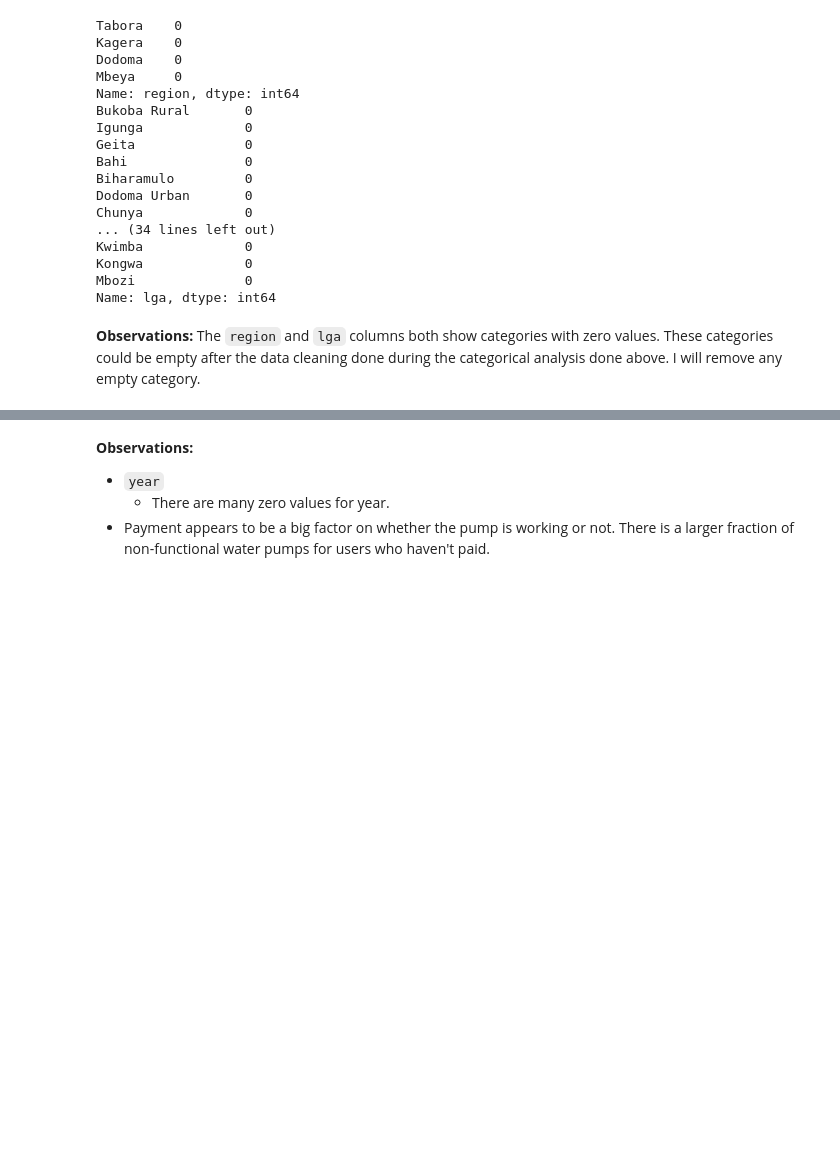
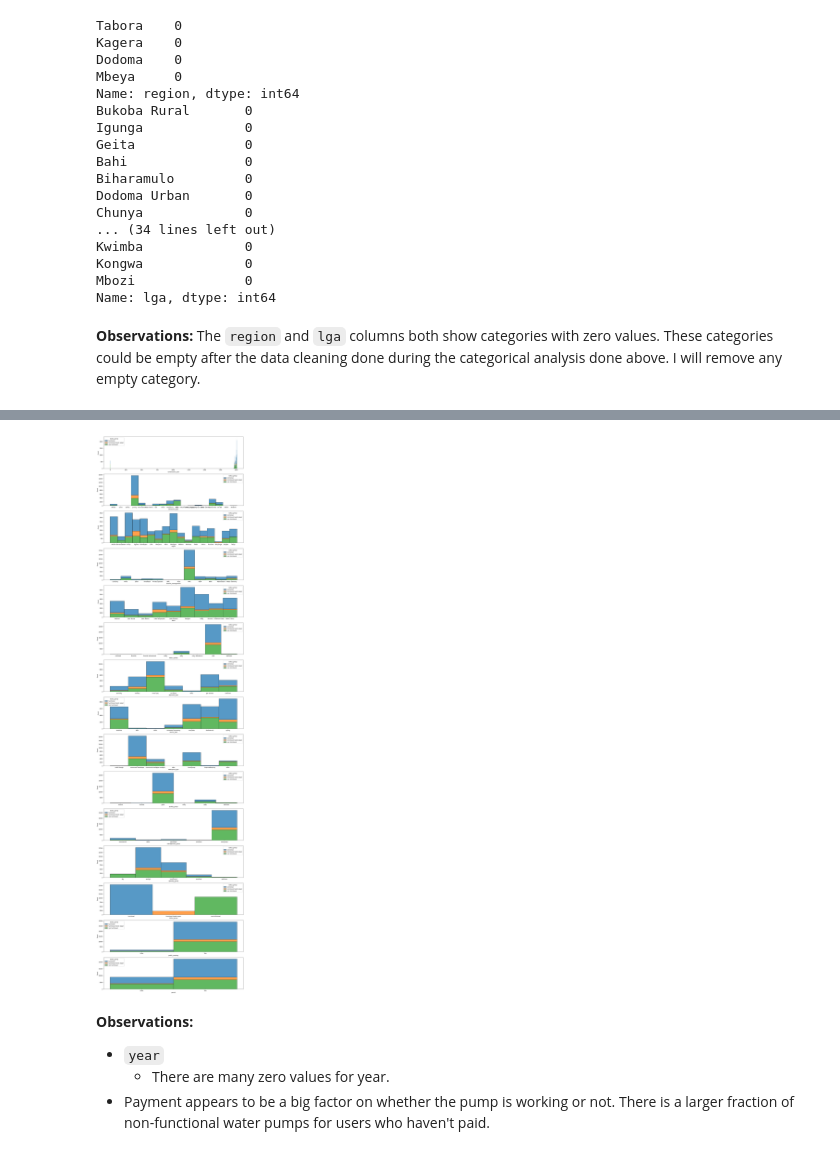
Before and after one commit to dmclark53/Springboard, a Jupyter notebook: Capstone-Project-Two/notebooks/Water_Pumps_EDA.ipynb, the cells around one changed output, grey strips where cells are left out. Saved outputs shown, nothing was run; the diff lists cells and outputs as text; code cells hidden in the pictures; blank space fills up the shorter version.

Commit message:
Removed label encoding and cleaned up notebook.

```diff
--- a/Capstone-Project-Two/notebooks/Water_Pumps_EDA.ipynb
+++ b/Capstone-Project-Two/notebooks/Water_Pumps_EDA.ipynb
@@ -152,3 +183,5 @@ check_for_zero_categories(df)
+# %%
+df['date_recorded'] = pd.to_datetime(df['date_recorded'])
 # %% [markdown]
 ## Distributions of numerical variables
 I will now explore relationshipst between the numerical variables.
@@ -538,4 +566,0 @@ label_cols_list = [f'{x}_label' for x in cat_cols_list]
-# %%
-for column in cat_cols_list:
-    encode_cats = LabelEncoder()
-    df_clean[f'{column}_label'] = encode_cats.fit_transform(df_clean[column])
@@ -553,6 +567,4 @@ cat_label_map = map_labels(cat_cols_list)
-# %%
-df_clean = df_clean.astype({x:'category' for x in label_cols_list})
 # %%
-s_cat_label_count = compute_categorical_counts(df_clean[label_cols_list], print_counts=True)
+s_cat_count = compute_categorical_counts(df_clean[cat_cols_list], print_counts=True)
 # %% [output]
 Category Counts:
@@ -603,3 +588,7 @@ viz.plot_cat_hists(df_clean.loc[:, label_cols_list+['status_group']], s_cat_labe
+# %%
+viz.plot_cat_hists(df_clean, s_cat_count)
+# %% [output]
+[figure, added]
 # %% [markdown]
 **Observations:**
 * `year`
```
Also changed, not shown: parts of 30 cells of this notebook, 1 other file.
